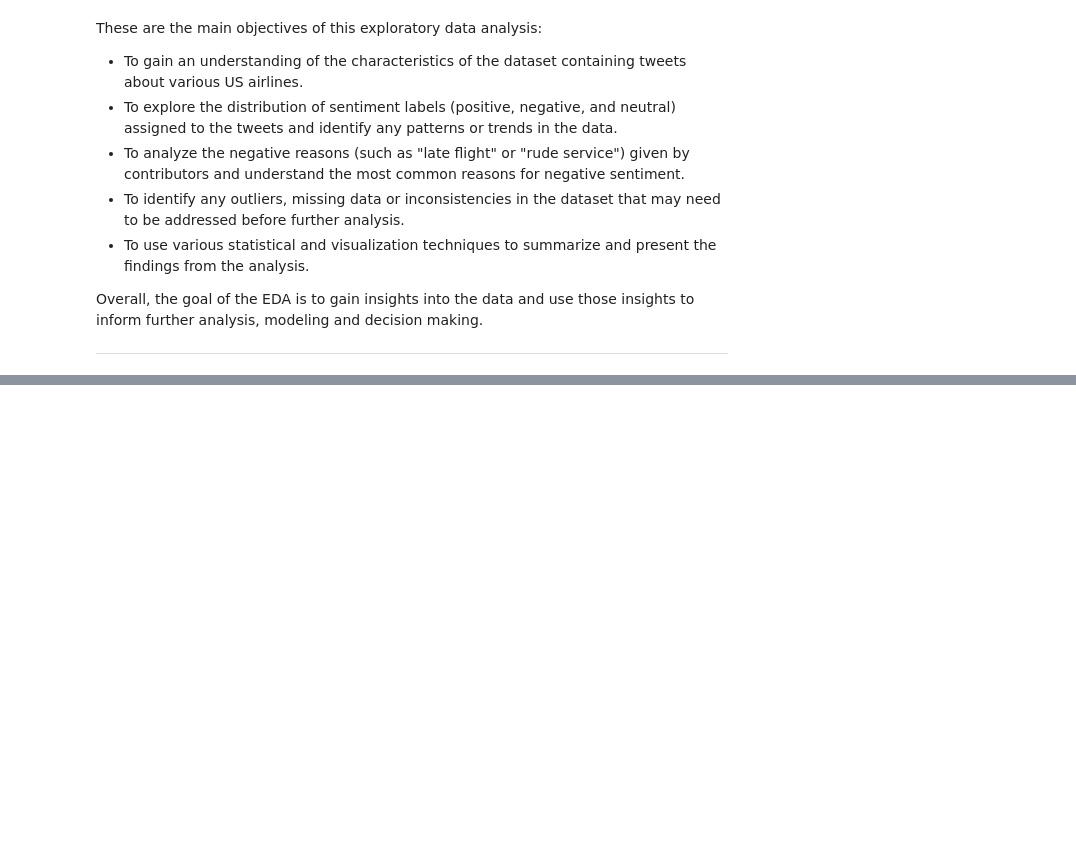
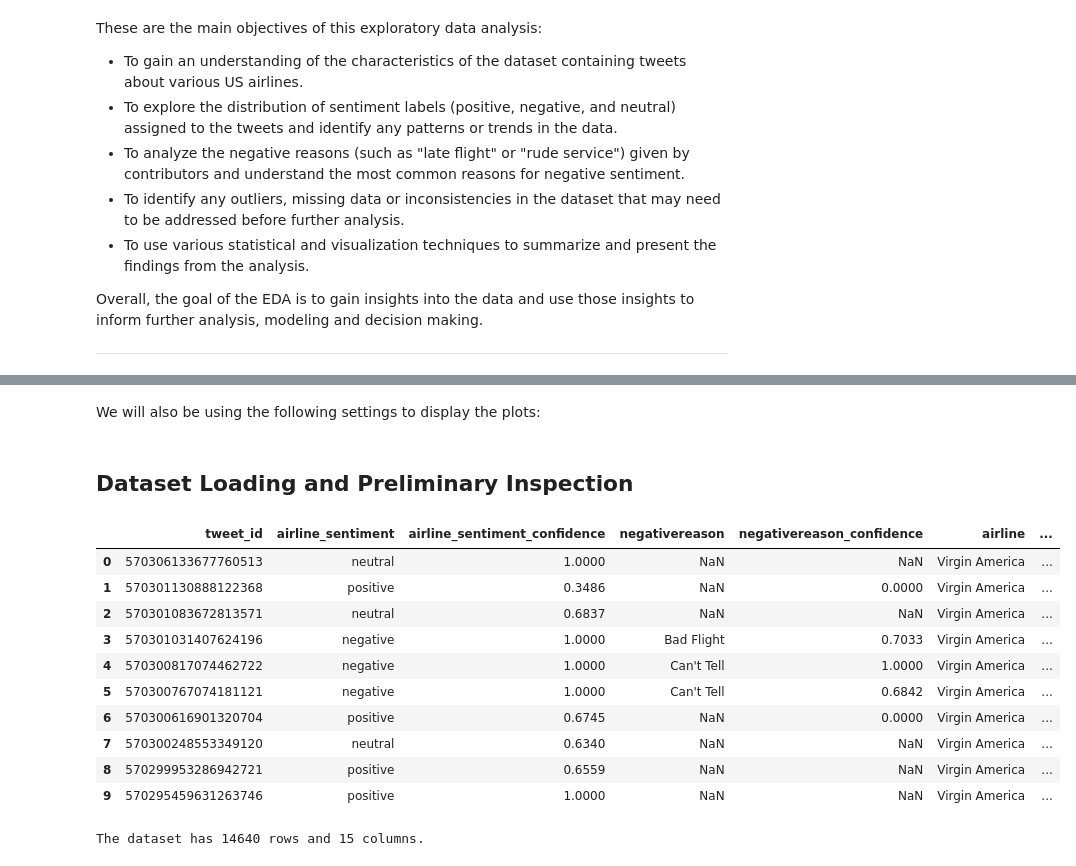
Before and after one commit to scuellaralmagro/airline-sentiment-analysis, a Jupyter notebook: tweets_EDA.ipynb, the cells around one changed output, grey strips where cells are left out. Saved outputs shown, nothing was run; the diff lists cells and outputs as text; code cells hidden in the pictures; blank space fills up the shorter version.

Commit message:
Finish data cleaning section

```diff
--- a/tweets_EDA.ipynb
+++ b/tweets_EDA.ipynb
@@ -22,0 +39,2 @@ Overall, the goal of the EDA is to gain insights into the data and use those ins
+# %% [markdown]
+We will also be using the following settings to display the plots:
@@ -22,0 +48,22 @@ Overall, the goal of the EDA is to gain insights into the data and use those ins
+# %% [markdown]
+## Dataset Loading and Preliminary Inspection
+# %%
+data = pd.read_csv('data/Tweets.csv')
+data.head(10)
+# %% [output]
+|  | tweet_id | airline_sentiment | airline_sentiment_confidence | negativereason | negativereason_confidence | airline | ... |
+| 0 | 570306133677760513 | neutral | 1.0000 | NaN | NaN | Virgin America | ... |
+| 1 | 570301130888122368 | positive | 0.3486 | NaN | 0.0000 | Virgin America | ... |
+| 2 | 570301083672813571 | neutral | 0.6837 | NaN | NaN | Virgin America | ... |
+| 3 | 570301031407624196 | negative | 1.0000 | Bad Flight | 0.7033 | Virgin America | ... |
+| 4 | 570300817074462722 | negative | 1.0000 | Can't Tell | 1.0000 | Virgin America | ... |
+| 5 | 570300767074181121 | negative | 1.0000 | Can't Tell | 0.6842 | Virgin America | ... |
+| 6 | 570300616901320704 | positive | 0.6745 | NaN | 0.0000 | Virgin America | ... |
+| 7 | 570300248553349120 | neutral | 0.6340 | NaN | NaN | Virgin America | ... |
+| 8 | 570299953286942721 | positive | 0.6559 | NaN | NaN | Virgin America | ... |
+| 9 | 570295459631263746 | positive | 1.0000 | NaN | NaN | Virgin America | ... |
+# %%
+shape = data.shape
+print(f'The dataset has {shape[0]} rows and {shape[1]} columns.') # Print the shape of the dataset in a readable format.
+# %% [output]
+The dataset has 14640 rows and 15 columns.
```
Also changed, not shown: parts of 47 cells of this notebook.
